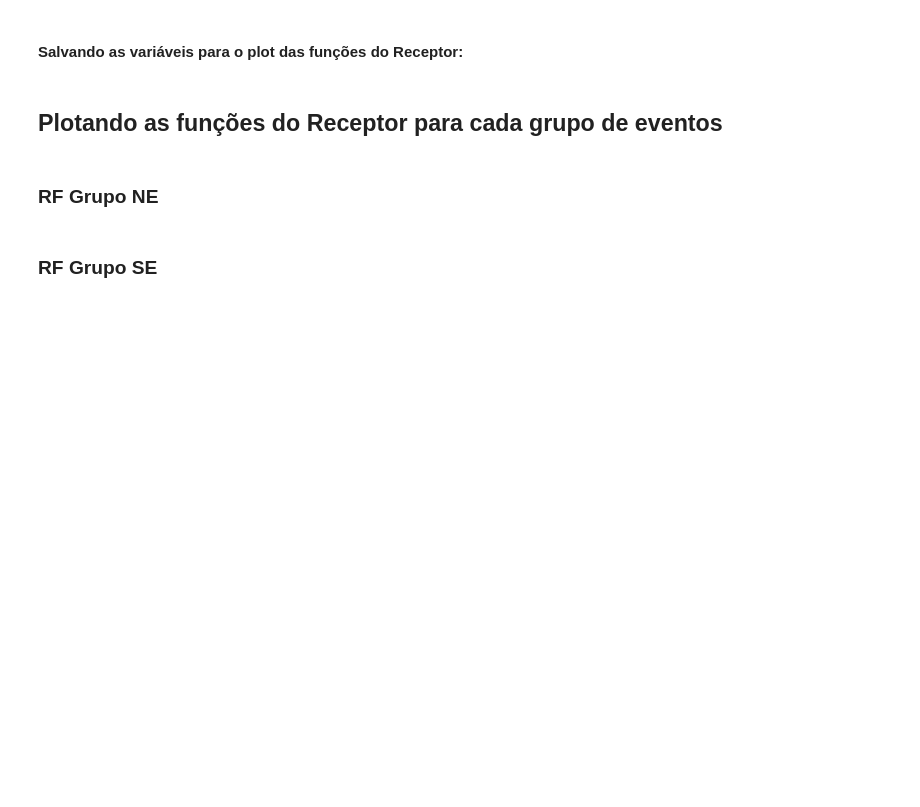
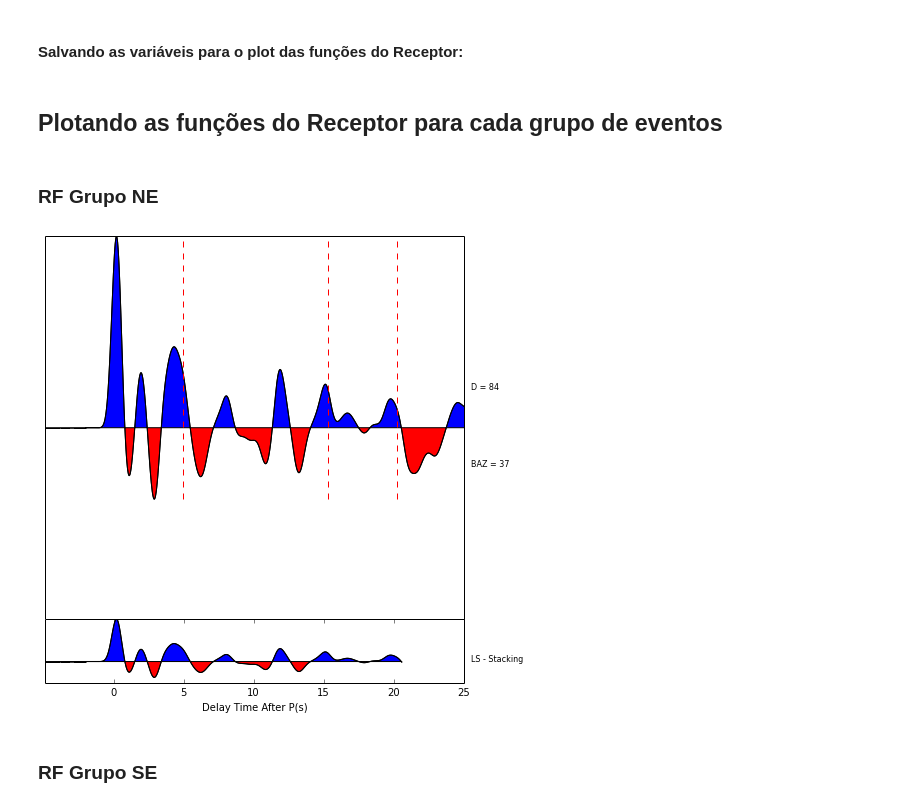
Before and after one commit to dIOGOLOC/projeto_mestrado, a Jupyter notebook: plotagem_funcao_receptor.ipynb, the cells around one changed output. Cells and saved outputs as stored; diff of their text form; code cells hidden in the pictures; blank space fills up the shorter version.

```diff
--- a/plotagem_funcao_receptor.ipynb
+++ b/plotagem_funcao_receptor.ipynb
@@ -232,7 +236,9 @@ def plot_receptor(lista,orglist,timeR,dataR,timeT,dataT,tPs,tPpPs,tPsPs,ampli_mi
 # %% [markdown]
 <h3> RF Grupo NE</h3>
 # %%
-plot_receptor(RFdados['NE']['lista'],RFdados['NE']['orglist'],RFdados['NE']['timeR'],RFdados['NE']['dataR'],RFdados['NE']['dataT'],RFdados['NE']['timeT'],STdados['tPs'],STdados['tPpPs'],STdados['tPsPs'],RFdados['NE']['ampli_min'],RFdados['NE']['ampli_max'],RFdados['NE']['gcarc'],RFdados['NE']['BAZ'],RFdados['NE']['sacR'],RFdados['NE']['stack_time'],RFdados['NE']['stack'],'NE')
+plot_receptor(RFdados['NE']['lista'],RFdados['NE']['orglist'],RFdados['NE']['timeR'],RFdados['NE']['dataR'],STdados['tPs'],STdados['tPpPs'],STdados['tPsPs'],RFdados['NE']['ampli_min'],RFdados['NE']['ampli_max'],RFdados['NE']['gcarc'],RFdados['NE']['BAZ'],RFdados['NE']['sacR'],RFdados['NE']['stack_time'],RFdados['NE']['stack'],'NE')
+# %% [output]
+[figure, added]
 # %% [markdown]
 <h3>RF Grupo SE</h3>
 # %%
```
Also changed, not shown: parts of 13 cells of this notebook.
